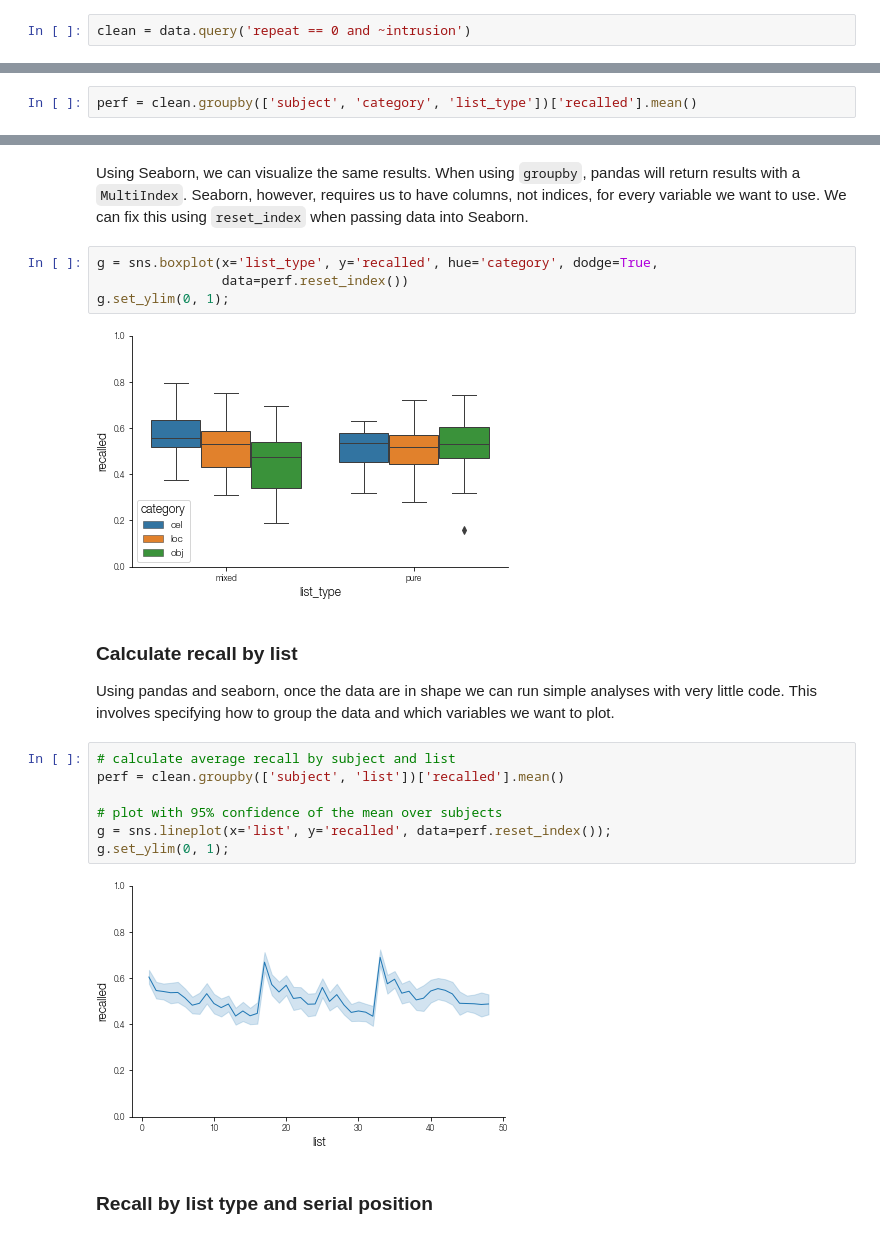
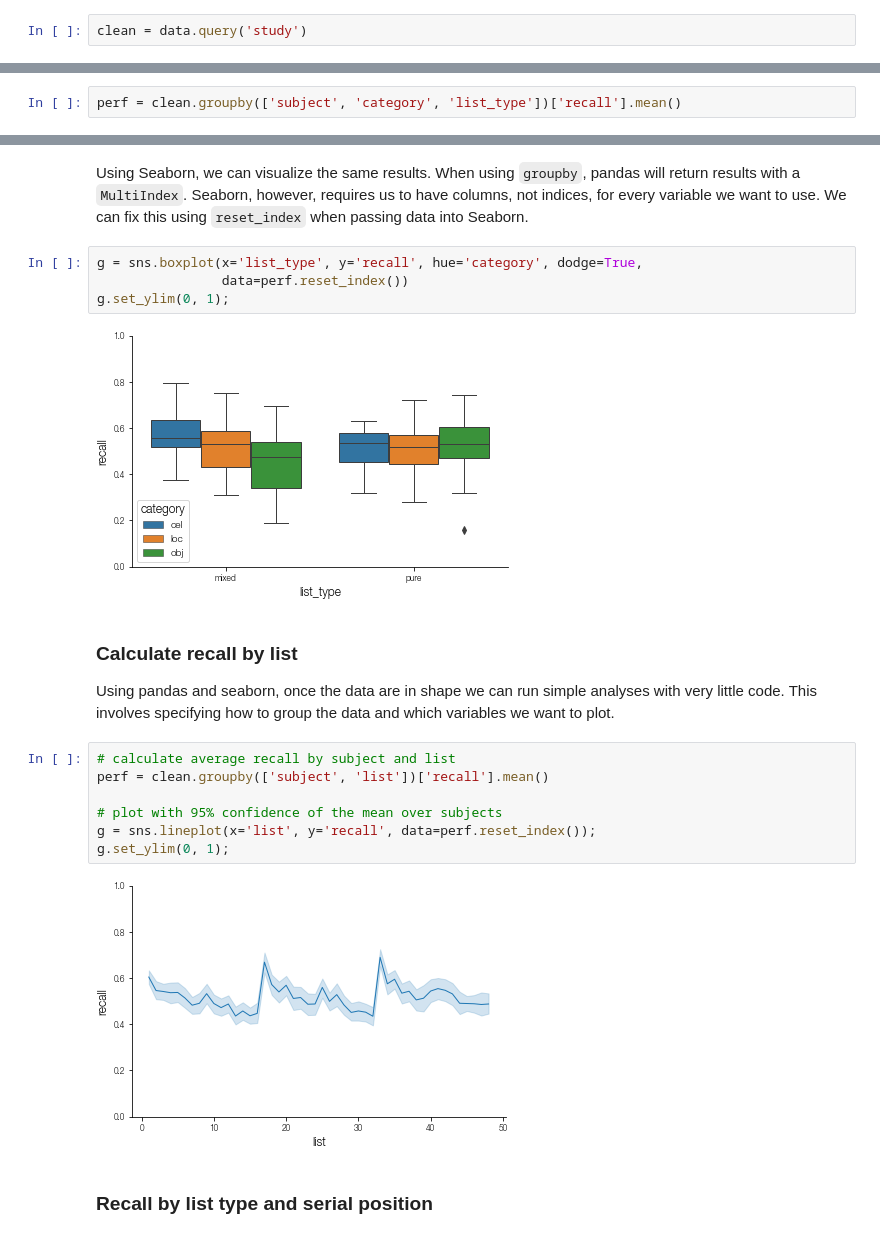
Before and after one commit to mortonne/psifr-notebooks, a Jupyter notebook: demo_recall.ipynb, the cells around one changed output, grey strips where cells are left out. Cells and saved outputs as stored; diff of their text form.

```diff
--- a/demo_recall.ipynb
+++ b/demo_recall.ipynb
@@ -107,7 +109,7 @@ list1.sort_values('output')
 
 While all recall attempts are represented in the merged events, often will want just the "clean" events that exclude repeats and intrusions. This is simple using the pandas `query` method.
 # %%
-clean = data.query('repeat == 0 and ~intrusion')
+clean = data.query('study')
 # %% [markdown]
 We can then easily calculate summary statistics such as recall percentage for each subject using `groupby` with summary statistics supported by pandas. This method easily deals with lists that vary in length; recall performance is calculated separately for each list, and the length of that specific list is taken into account when calculating the average.
 
@@ -115,7 +117,7 @@ Filtering the data is important for calculating recall performance. If repeat or
 
 For example, using the "clean" events, we can quickly calculate mean recall performance by list type (pure or mixed) and category. We first get the average for each subject.
 # %%
-perf = clean.groupby(['subject', 'category', 'list_type'])['recalled'].mean()
+perf = clean.groupby(['subject', 'category', 'list_type'])['recall'].mean()
 # %% [markdown]
 To print a table with basic statistics, can first "unstack" the data. This places the list type and category indices on the columns. Then, we can use the `agg` method to calculate statistics for each column, for example mean and standard error of the mean across subjects.
 # %%
@@ -128,24 +130,24 @@ perf.unstack('list_type').unstack('category').agg(['mean', 'sem'])
 # %% [markdown]
 Using Seaborn, we can visualize the same results. When using `groupby`, pandas will return results with a `MultiIndex`. Seaborn, however, requires us to have columns, not indices, for every variable we want to use. We can fix this using `reset_index` when passing data into Seaborn.
 # %%
-g = sns.boxplot(x='list_type', y='recalled', hue='category', dodge=True,
+g = sns.boxplot(x='list_type', y='recall', hue='category', dodge=True,
                 data=perf.reset_index())
 g.set_ylim(0, 1);
 # %% [output]
-[figure, old version]
+[figure, new version]
 # %% [markdown]
 ### Calculate recall by list
 
 Using pandas and seaborn, once the data are in shape we can run simple analyses with very little code. This involves specifying how to group the data and which variables we want to plot.
 # %%
 # calculate average recall by subject and list
-perf = clean.groupby(['subject', 'list'])['recalled'].mean()
+perf = clean.groupby(['subject', 'list'])['recall'].mean()
 
 # plot with 95% confidence of the mean over subjects
-g = sns.lineplot(x='list', y='recalled', data=perf.reset_index());
+g = sns.lineplot(x='list', y='recall', data=perf.reset_index());
 g.set_ylim(0, 1);
 # %% [output]
-[figure, old version]
+[figure, new version]
 # %% [markdown]
 ### Recall by list type and serial position
 # %%
```
Also changed, not shown: parts of 5 cells of this notebook.
